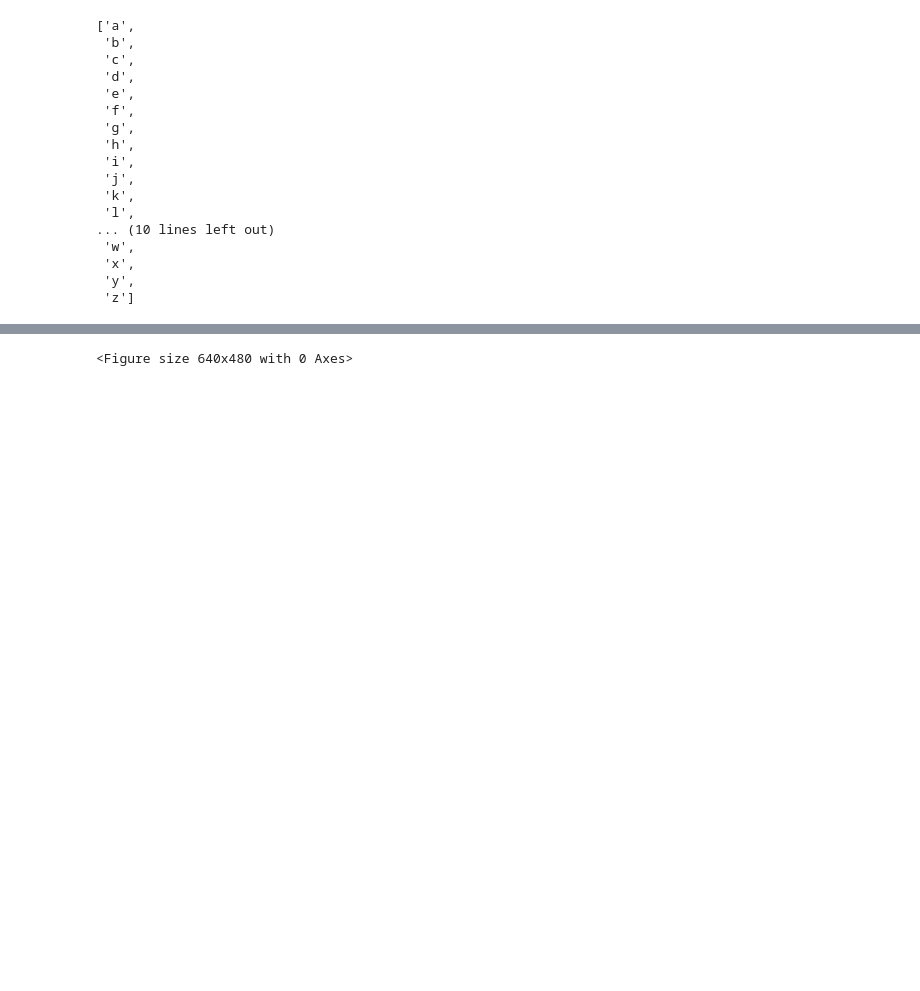
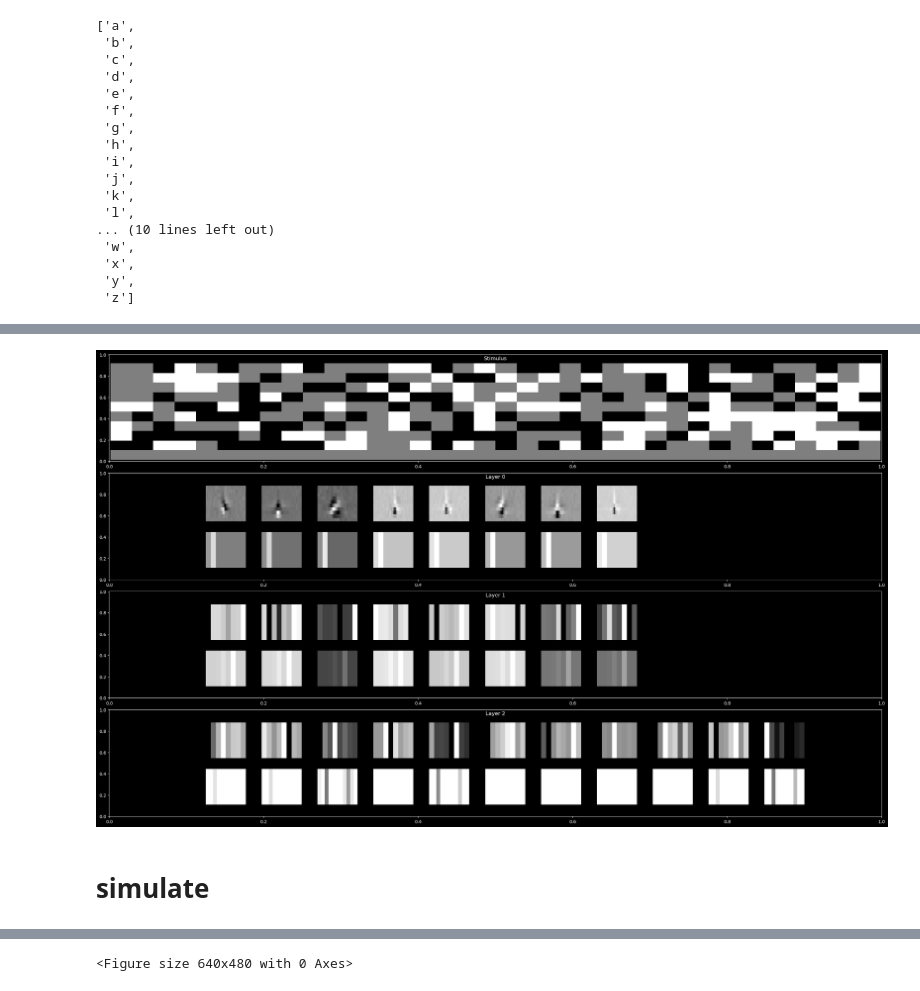
Before and after one commit to NeuroTheoryUMD/mattjac, a Jupyter notebook: v1/nim.ipynb, the cells around one changed output, grey strips where cells are left out. Drawn from its saved outputs; the diff is of its cells as text; code cells hidden in the pictures; blank space fills up the shorter version.

```diff
--- a/v1/nim.ipynb
+++ b/v1/nim.ipynb
@@ -142,7 +141,7 @@ Network 0:
 
 #with open('nim2.pickle', 'wb') as f:
 #   pickle.dump(nim, f)
-with open('nim2.pickle', 'rb') as f:
+with open('nim_2layer.pickle', 'rb') as f:
     nim = pickle.load(f)
 # %% [markdown]
 # NIM filters
@@ -352 +378,11 @@ video:4048kB audio:0kB subtitle:0kB other streams:0kB global headers:0kB muxing
 0
+# %%
+reload(m)
+m.darkmode()
+figs = m.simulate_network(data.stim[0], data.stim_dims,
+                                nim,
+                                figsize=(25,15), max_cols=11)
+# %% [output]
+[figure, added]
+# %% [markdown]
+# simulate
```
Also changed, not shown: parts of 8 cells of this notebook, 1 other file.
